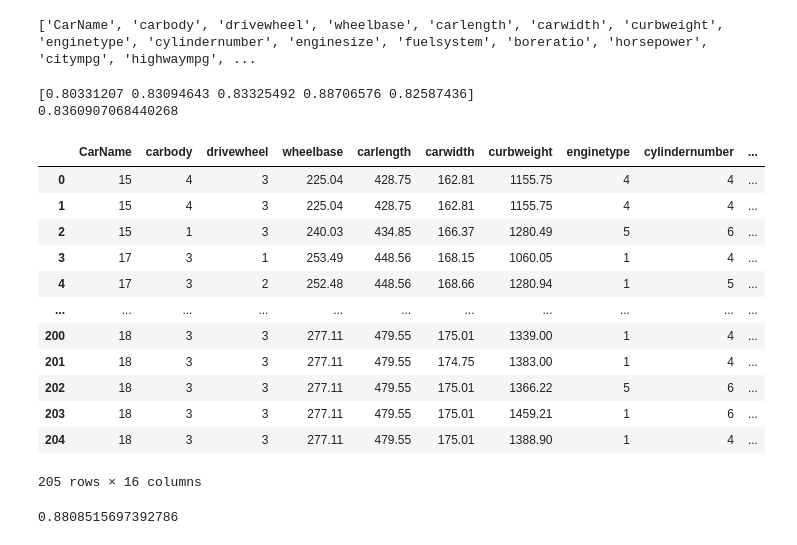
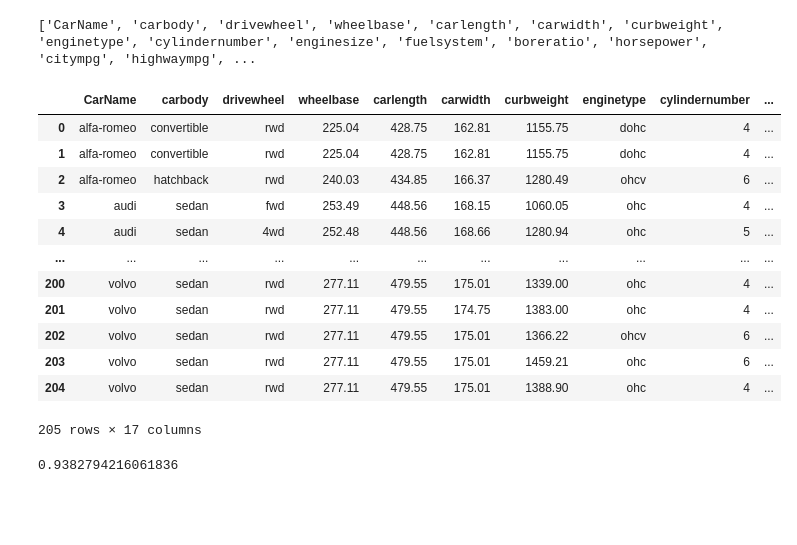
Before and after one commit to ForskyOnly/car_price_prediction, a Jupyter notebook: modelisation.ipynb, the cells around one changed output. Drawn from its saved outputs; the diff is of its cells as text; code cells hidden in the pictures; blank space fills up the shorter version.

```diff
--- a/modelisation.ipynb
+++ b/modelisation.ipynb
@@ -15,5 +14,5 @@ import numpy as np
 from ydata_profiling import ProfileReport
 %matplotlib inline
 # %%
-df = pd.read_csv("cleaned_car.csv")
+df1 = pd.read_csv("cleaned_data.csv")
 # %%
@@ -21,52 +20,35 @@ colonnes = list(df.columns)
 print(colonnes)
 # %% [output]
 ['CarName', 'carbody', 'drivewheel', 'wheelbase', 'carlength', 'carwidth', 'curbweight', 'enginetype', 'cylindernumber', 'enginesize', 'fuelsystem', 'boreratio', 'horsepower', 'citympg', 'highwaympg', ...
-# %%
-X = df[['CarName', 'carbody', 'drivewheel', 'wheelbase', 'carlength', 'carwidth', 'curbweight', 'enginetype', 'cylindernumber', 'enginesize', 'fuelsystem', 'boreratio', 'horsepower', 'citympg', 'highwaympg']
-]
-y = df['price']
-
-X_train, X_test, y_train, y_test = train_test_split(X, y, train_size=0.8, random_state=21)
-
-minmax = MinMaxScaler()
-X_train_min_max = minmax.fit_transform(X_train)
-
-model = LinearRegression()
-
-scores = cross_val_score(model, X_train_min_max, y_train, cv=5)
-
-print(scores)
-print(scores.mean())
-# %% [output]
-[0.80331207 0.83094643 0.83325492 0.88706576 0.82587436]
-0.8360907068440268
-# %%
-df
-# %% [output]
-|  | CarName | carbody | drivewheel | wheelbase | carlength | carwidth | curbweight | enginetype | cylindernumber | ... |
-| 0 | 15 | 4 | 3 | 225.04 | 428.75 | 162.81 | 1155.75 | 4 | 4 | ... |
-| 1 | 15 | 4 | 3 | 225.04 | 428.75 | 162.81 | 1155.75 | 4 | 4 | ... |
-| 2 | 15 | 1 | 3 | 240.03 | 434.85 | 166.37 | 1280.49 | 5 | 6 | ... |
-| 3 | 17 | 3 | 1 | 253.49 | 448.56 | 168.15 | 1060.05 | 1 | 4 | ... |
-| 4 | 17 | 3 | 2 | 252.48 | 448.56 | 168.66 | 1280.94 | 1 | 5 | ... |
-| ... | ... | ... | ... | ... | ... | ... | ... | ... | ... | ... |
-| 200 | 18 | 3 | 3 | 277.11 | 479.55 | 175.01 | 1339.00 | 1 | 4 | ... |
-| 201 | 18 | 3 | 3 | 277.11 | 479.55 | 174.75 | 1383.00 | 1 | 4 | ... |
-| 202 | 18 | 3 | 3 | 277.11 | 479.55 | 175.01 | 1366.22 | 5 | 6 | ... |
-| 203 | 18 | 3 | 3 | 277.11 | 479.55 | 175.01 | 1459.21 | 1 | 6 | ... |
-| 204 | 18 | 3 | 3 | 277.11 | 479.55 | 175.01 | 1388.90 | 1 | 4 | ... |
-205 rows × 16 columns
+# %%
+df1
+# %% [output]
+|  | CarName | carbody | drivewheel | wheelbase | carlength | carwidth | curbweight | enginetype | cylindernumber | ... |
+| 0 | alfa-romeo | convertible | rwd | 225.04 | 428.75 | 162.81 | 1155.75 | dohc | 4 | ... |
+| 1 | alfa-romeo | convertible | rwd | 225.04 | 428.75 | 162.81 | 1155.75 | dohc | 4 | ... |
+| 2 | alfa-romeo | hatchback | rwd | 240.03 | 434.85 | 166.37 | 1280.49 | ohcv | 6 | ... |
+| 3 | audi | sedan | fwd | 253.49 | 448.56 | 168.15 | 1060.05 | ohc | 4 | ... |
+| 4 | audi | sedan | 4wd | 252.48 | 448.56 | 168.66 | 1280.94 | ohc | 5 | ... |
+| ... | ... | ... | ... | ... | ... | ... | ... | ... | ... | ... |
+| 200 | volvo | sedan | rwd | 277.11 | 479.55 | 175.01 | 1339.00 | ohc | 4 | ... |
+| 201 | volvo | sedan | rwd | 277.11 | 479.55 | 174.75 | 1383.00 | ohc | 4 | ... |
+| 202 | volvo | sedan | rwd | 277.11 | 479.55 | 175.01 | 1366.22 | ohcv | 6 | ... |
+| 203 | volvo | sedan | rwd | 277.11 | 479.55 | 175.01 | 1459.21 | ohc | 6 | ... |
+| 204 | volvo | sedan | rwd | 277.11 | 479.55 | 175.01 | 1388.90 | ohc | 4 | ... |
+205 rows × 17 columns
 # %%
-y = df['price']
-X = df[['CarName', 'carbody', 'drivewheel', 'wheelbase', 'carlength', 'carwidth', 'curbweight', 'enginetype', 'cylindernumber', 'enginesize', 'fuelsystem', 'boreratio', 'horsepower', 'citympg', 'highwaympg']]
-X_train, X_test, y_train, y_test = train_test_split(X, y, train_size=0.8, random_state=21)
+from sklearn.ensemble import RandomForestRegressor
 
-numeric_features = ['wheelbase', 'carlength', 'carwidth', 'curbweight', 'enginesize', 'boreratio', 'horsepower', 'citympg', 'highwaympg', 'cylindernumber']
+y = df1['price']
+X = df1[['CarName', 'carbody', 'drivewheel', 'wheelbase', 'carlength', 'carwidth', 'curbweight', 'enginetype', 'cylindernumber', 'enginesize', 'fuelsystem', 'boreratio', 'horsepower', 'citympg', 'highwaympg']]
+
+numeric_features =  ['wheelbase', 'carlength', 'carwidth', 'curbweight', 'enginesize', 'boreratio', 'horsepower', 'citympg', 'highwaympg', 'cylindernumber']
 numeric_transformer = Pipeline([
     ('stdscaler', MinMaxScaler()),
 ])
+
 categorial_features = ['CarName','carbody', 'drivewheel', 'enginetype', 'fuelsystem']
-categorical_transformer = OneHotEncoder(handle_unknown='infrequent_if_exist')
+categorical_transformer = OneHotEncoder(handle_unknown='ignore')
 
 preprocessor = ColumnTransformer(
     remainder="passthrough",
@@ -76,15 +58,17 @@ preprocessor = ColumnTransformer(
     ]
 )
 
-model = LinearRegression()
+model = RandomForestRegressor(n_estimators=100, random_state=21)
 
 pipe = Pipeline([
     ('prep', preprocessor),
     ('model', model)
 ])
 
+X_train, X_test, y_train, y_test = train_test_split(X, y, train_size=0.8, random_state=21)
+
 pipe.fit(X_train, y_train)
 pipe.predict(X_test)
 pipe.score(X_test, y_test)
 # %% [output]
-0.8808515697392786
+0.9382794216061836
```
Also changed, not shown: parts of 2 cells of this notebook, 4 other files.
